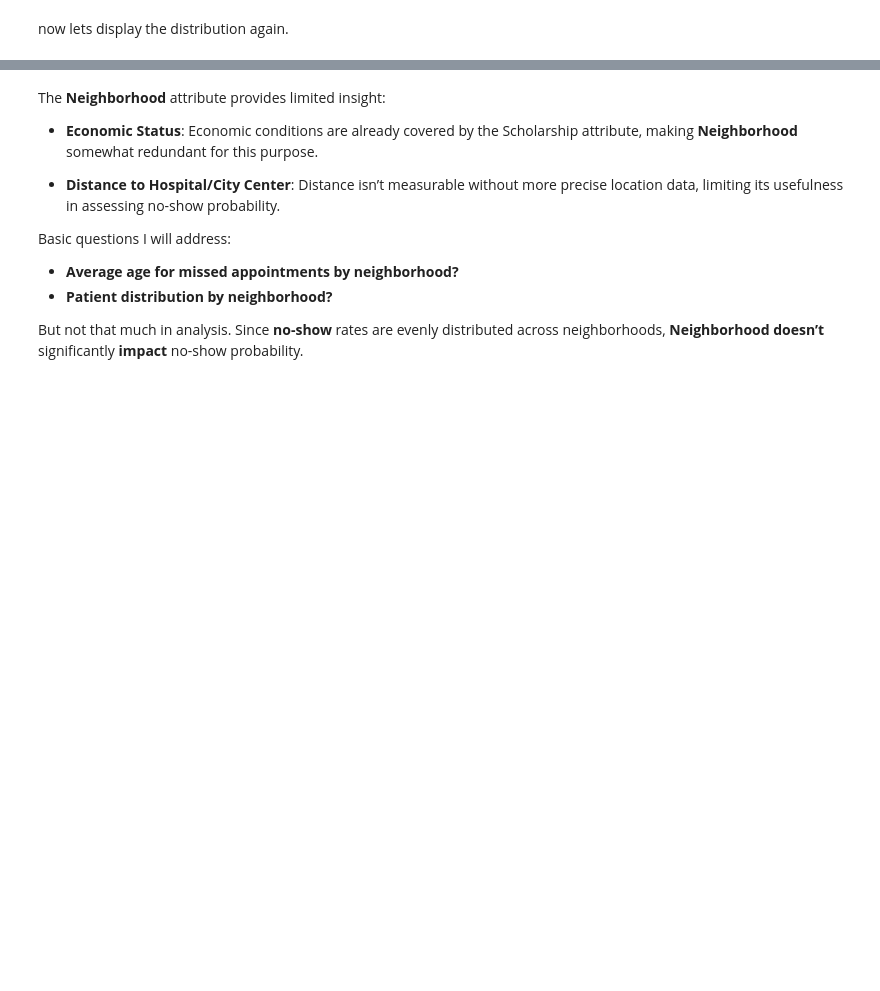
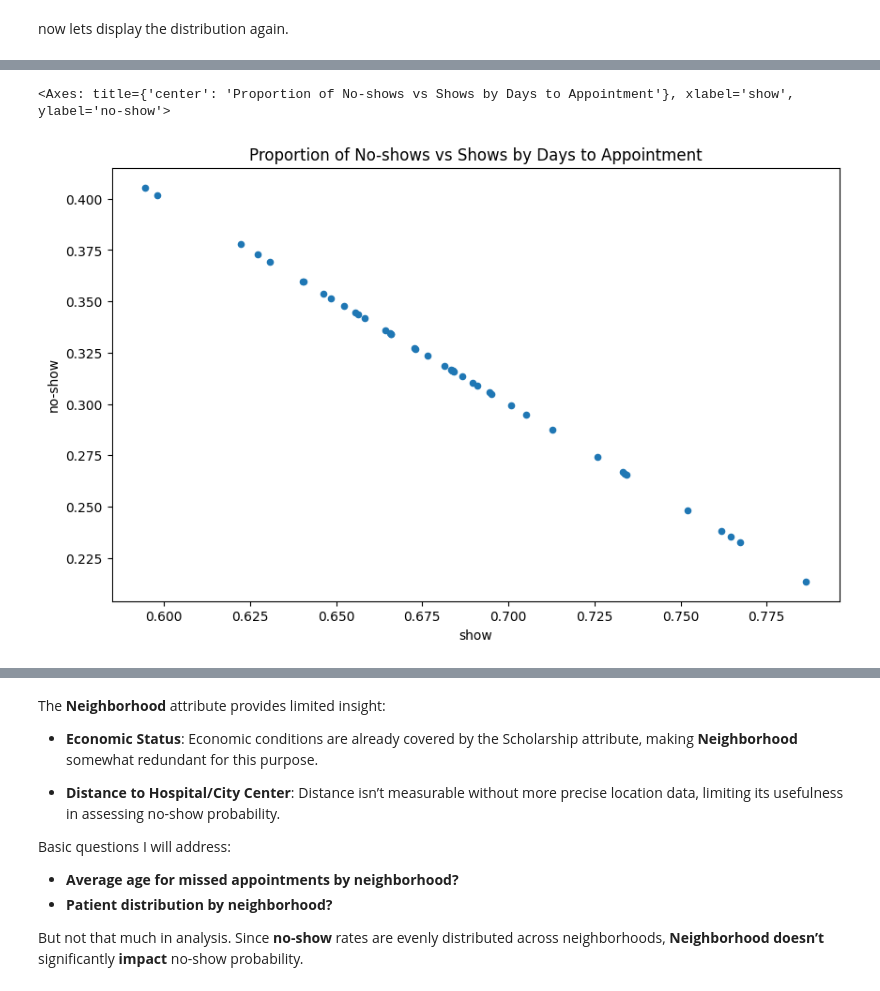
Before and after one commit to obadaDeg/investigate_dataset, a Jupyter notebook: Investigate_a_Dataset.ipynb, the cells around one changed output, grey strips where cells are left out. Saved outputs shown, nothing was run; the diff lists cells and outputs as text; code cells hidden in the pictures; blank space fills up the shorter version.

```diff
--- a/Investigate_a_Dataset.ipynb
+++ b/Investigate_a_Dataset.ipynb
@@ -749,0 +578,17 @@ plt.tight_layout()
+# %%
+proportions = (
+    df_filtered.groupby(["days_to_appointment", "no_show"]).size().unstack(fill_value=0)
+)
+proportions = proportions.div(proportions.sum(axis=1), axis=0)
+
+proportions.columns = ["show", "no-show"]
+
+proportions.plot.scatter(
+    x="show",
+    y="no-show",
+    figsize=(10, 6),
+    title="Proportion of No-shows vs Shows by Days to Appointment",
+)
+# %% [output]
+<Axes: title={'center': 'Proportion of No-shows vs Shows by Days to Appointment'}, xlabel='show', ylabel='no-show'>
+[figure, added]
```
Also changed, not shown: parts of 83 cells of this notebook, 1 other file.
